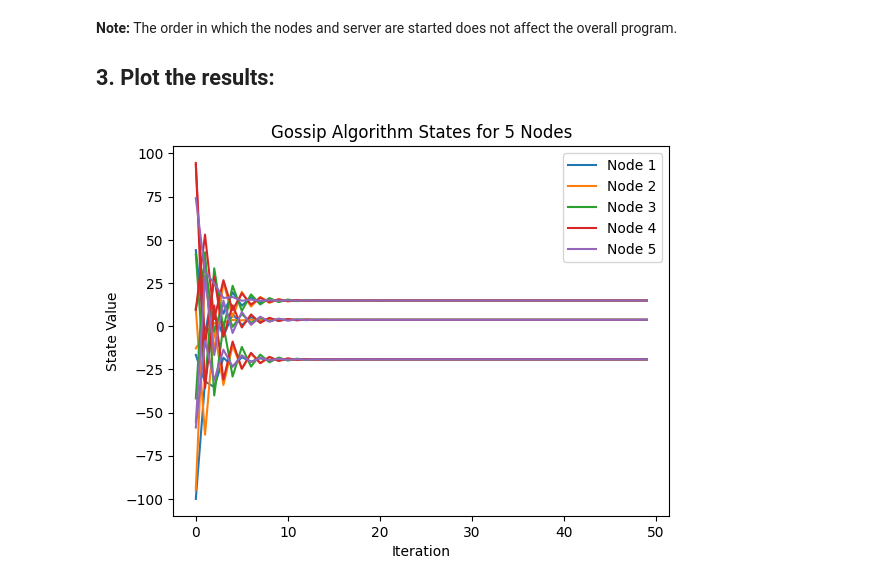
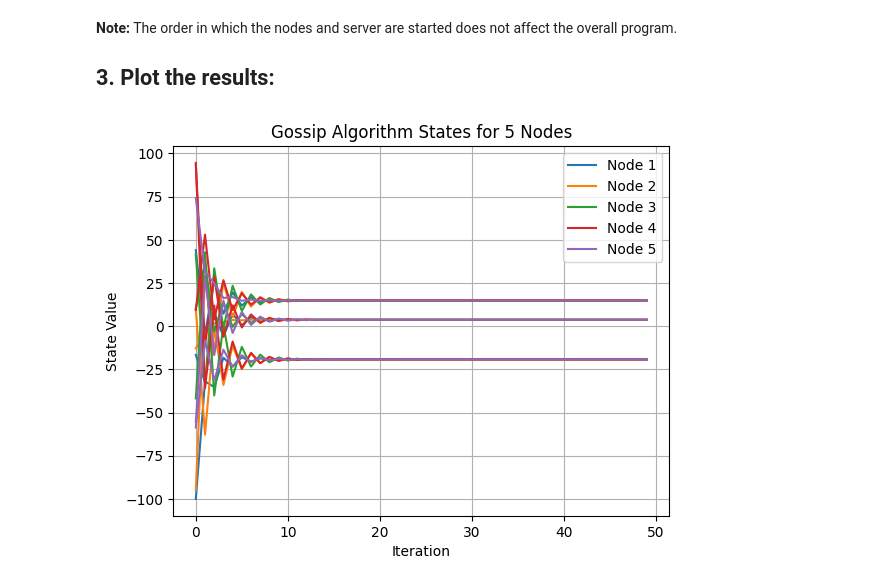
Before and after one commit to rui-huang-opt/topolink, a Jupyter notebook: examples/notebooks/laplacian.ipynb, the cells around one changed output. Saved outputs shown, nothing was run; the diff lists cells and outputs as text; code cells hidden in the pictures.

```diff
--- a/examples/notebooks/laplacian.ipynb
+++ b/examples/notebooks/laplacian.ipynb
@@ -83,22 +83,23 @@ The order in which the nodes and server are started does not affect the overall
 # %%
 if __name__ == "__main__":
     import matplotlib.pyplot as plt
 
     _, ax = plt.subplots()
 
     colors = ["tab:blue", "tab:orange", "tab:green", "tab:red", "tab:purple"]
 
     for i in range(N_NODES):
         states = node_states[i]
         for j in range(N_STATE):
             (line,) = ax.plot(states[:, j], color=colors[i])
             line.set_label(f"Node {i + 1}") if j == 0 else None
 
     ax.set_xlabel("Iteration")
     ax.set_ylabel("State Value")
+    ax.grid()
     ax.legend()
     ax.set_title(f"Gossip Algorithm States for {N_NODES} Nodes")
 
     plt.show()
 # %% [output]
-[figure, old version]
+[figure, new version]
```
Also changed, not shown: parts of 1 cell of this notebook, 11 other files.
